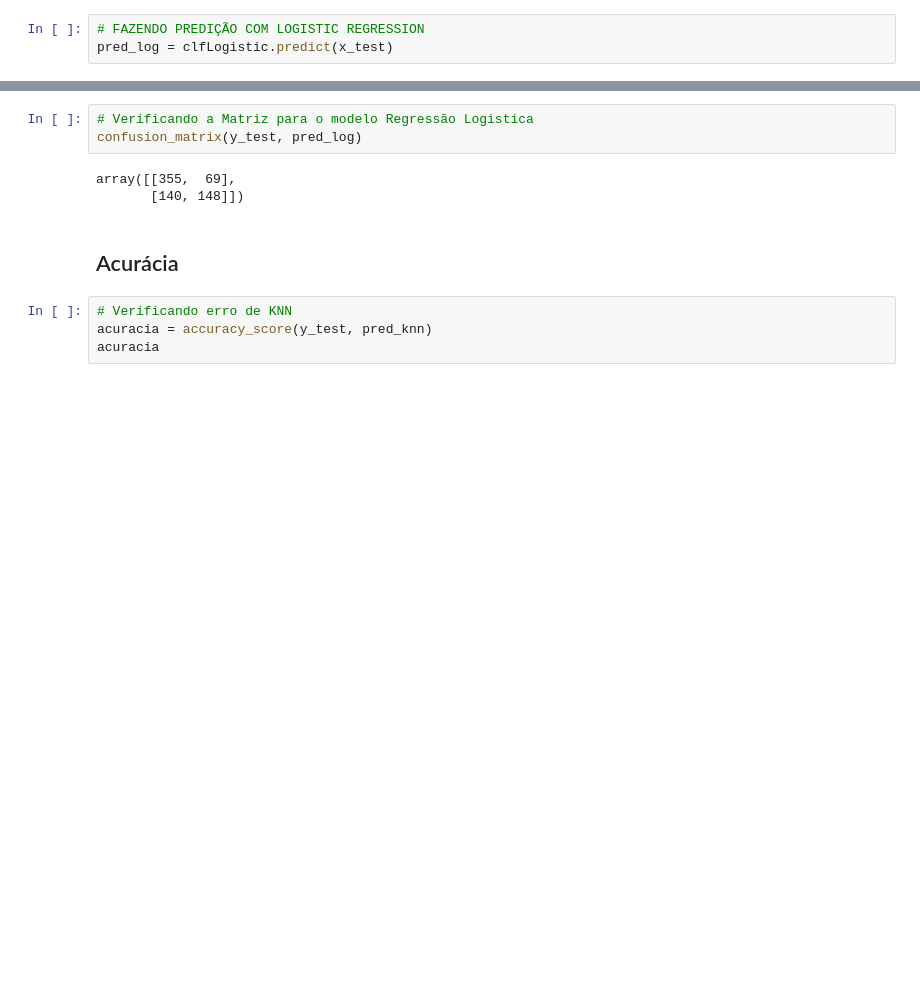
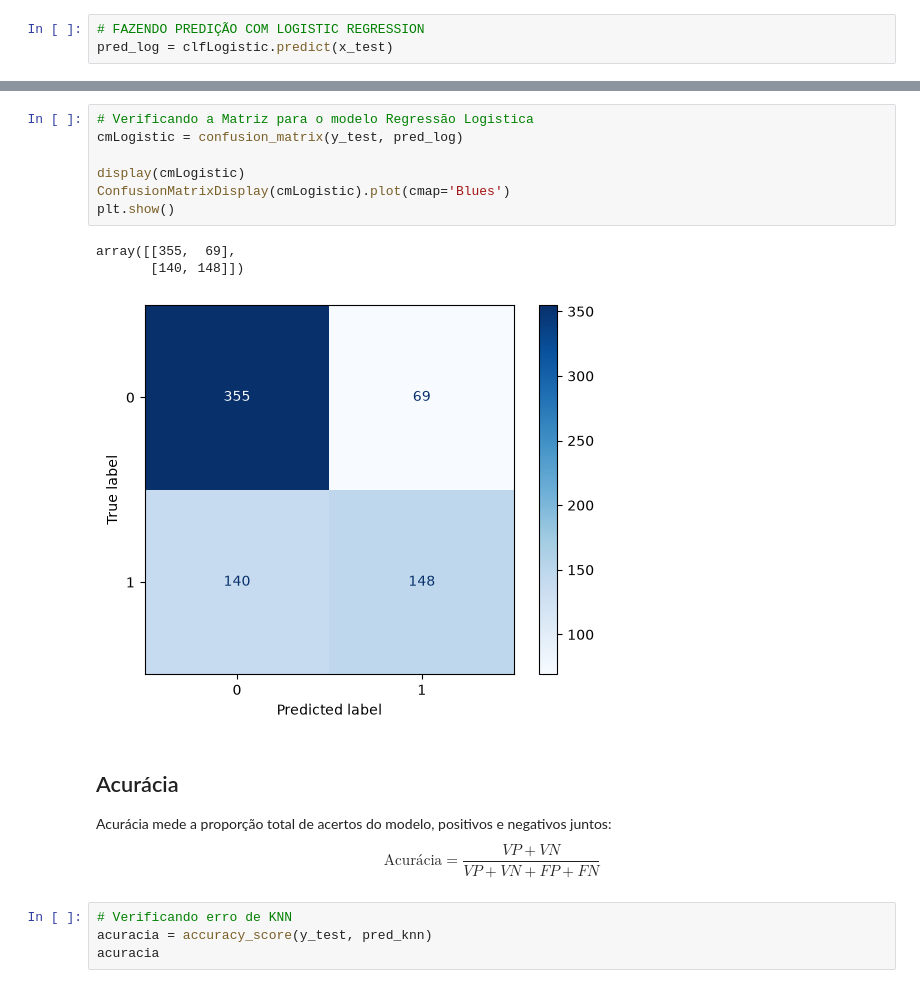
Before and after one commit to EledilsonB/Curso_Data_Science_Hashtag, a Jupyter notebook: aula4.ipynb, the cells around one changed output, grey strips where cells are left out. Saved outputs shown, nothing was run; the diff lists cells and outputs as text; blank space fills up the shorter version.

```diff
--- a/aula4.ipynb
+++ b/aula4.ipynb
@@ -266,11 +265,19 @@ array([[424,   0],
 # %%
 # Verificando a Matriz para o modelo Regressão Logistica
-confusion_matrix(y_test, pred_log)
+cmLogistic = confusion_matrix(y_test, pred_log)
+
+display(cmLogistic)
+ConfusionMatrixDisplay(cmLogistic).plot(cmap='Blues')
+plt.show()
 # %% [output]
 array([[355,  69],
        [140, 148]])
+[figure, added]
 # %% [markdown]
 ## Acurácia
+
+Acurácia mede a proporção total de acertos do modelo, positivos e negativos juntos:
+$$\text{Acurácia} = \frac{VP + VN}{VP + VN + FP + FN}$$
 # %%
 # Verificando erro de KNN
 acuracia = accuracy_score(y_test, pred_knn)
```
Also changed, not shown: parts of 6 cells of this notebook.
